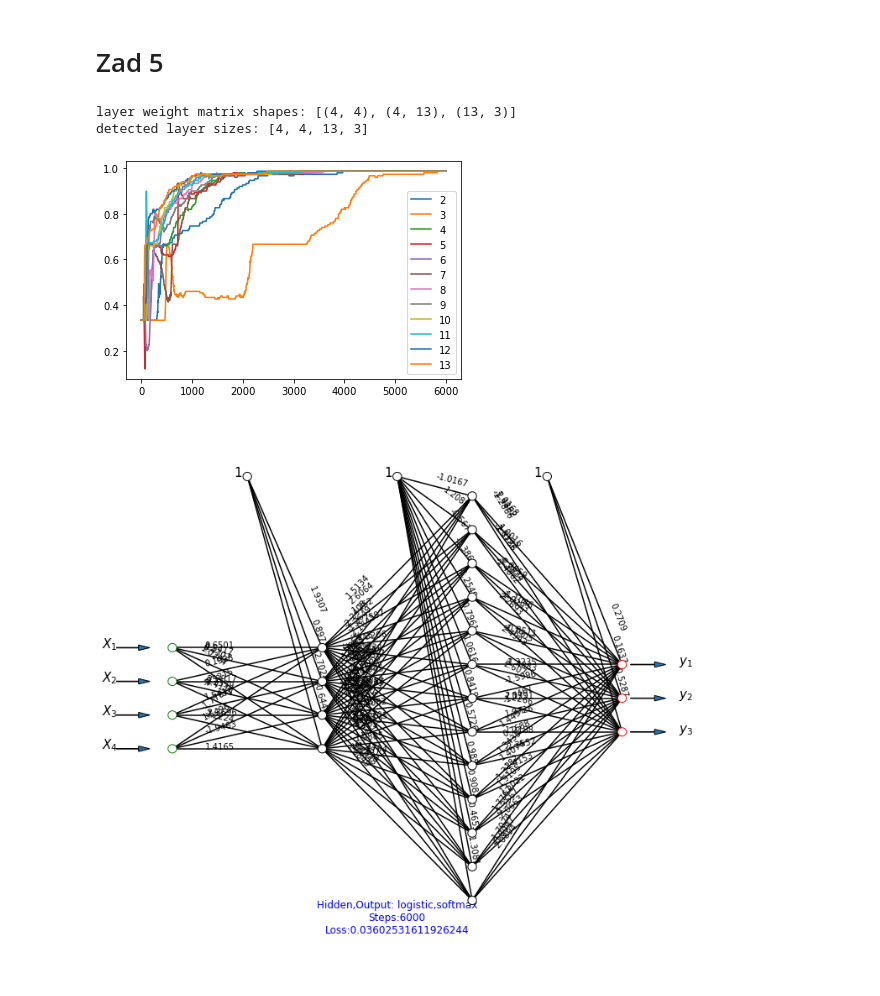
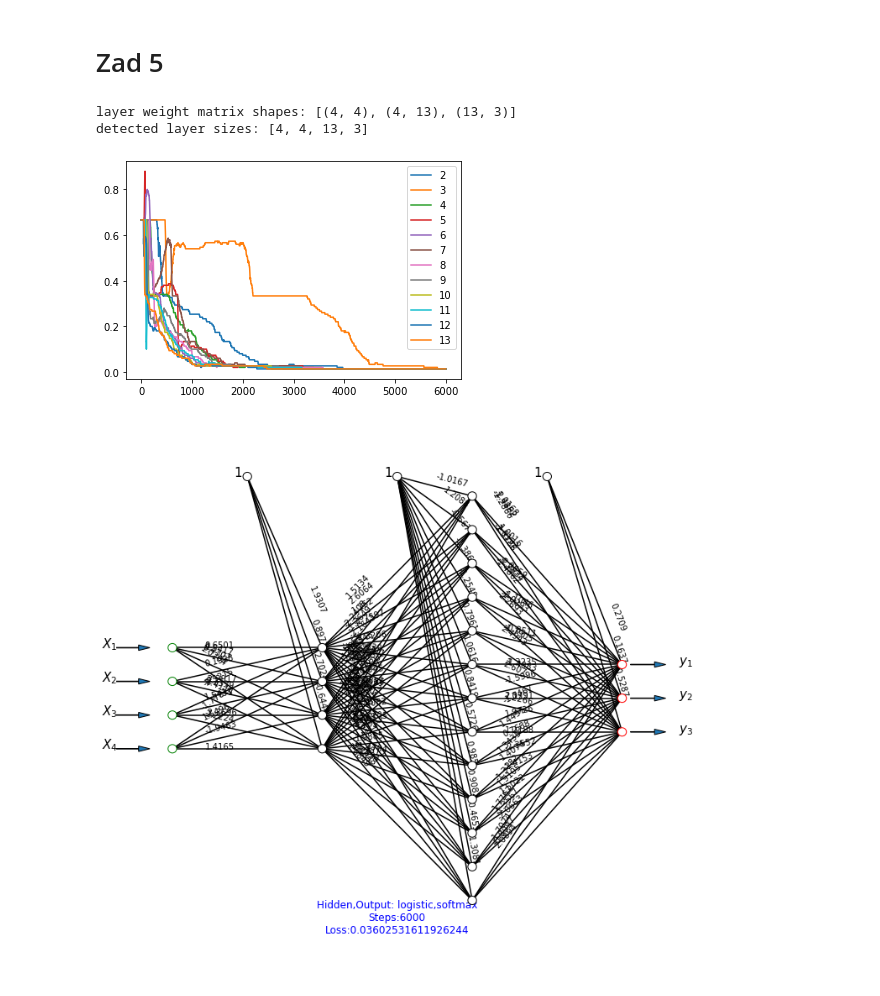
Before and after one commit to TheCommonCold/UM-lab-7-8, a Jupyter notebook: UM-lab7.ipynb, the cells around one changed output. Drawn from its saved outputs; the diff is of its cells as text; code cells hidden in the pictures.

```diff
--- a/UM-lab7.ipynb
+++ b/UM-lab7.ipynb
@@ -391,23 +361,23 @@ scaler.fit(X_train)
 X_train = scaler.transform(X_train)
 X_test = scaler.transform(X_test)
 # %%
-acc_global=[]
+error_global=[]
 licz_global=[]
 for i in range(2,14):
     clf = MLPClassifier(solver='adam', alpha=1e-5, hidden_layer_sizes=(4,i), activation='logistic', random_state=1, max_iter=1, warm_start=True)
     licz=[]
-    acc=[]
+    error=[]
     for j in range(6000):
         clf.fit(X, y)
         licz.append(j)
-        acc.append(clf.score(X,y))
-    acc_global.append(acc)
+        error.append(1-clf.score(X,y))
+    error_global.append(error)
     licz_global.append(licz)
-    plt.plot(licz,acc,label = str(i))
+    plt.plot(licz,error,label = str(i))
 plt.legend()
 draw_nn(clf)
 # %% [output]
 layer weight matrix shapes: [(4, 4), (4, 13), (13, 3)]
 detected layer sizes: [4, 4, 13, 3]
-[figure, old version]
+[figure, new version]
 [figure]
```
Also changed, not shown: parts of 11 cells of this notebook, 3 other files.
